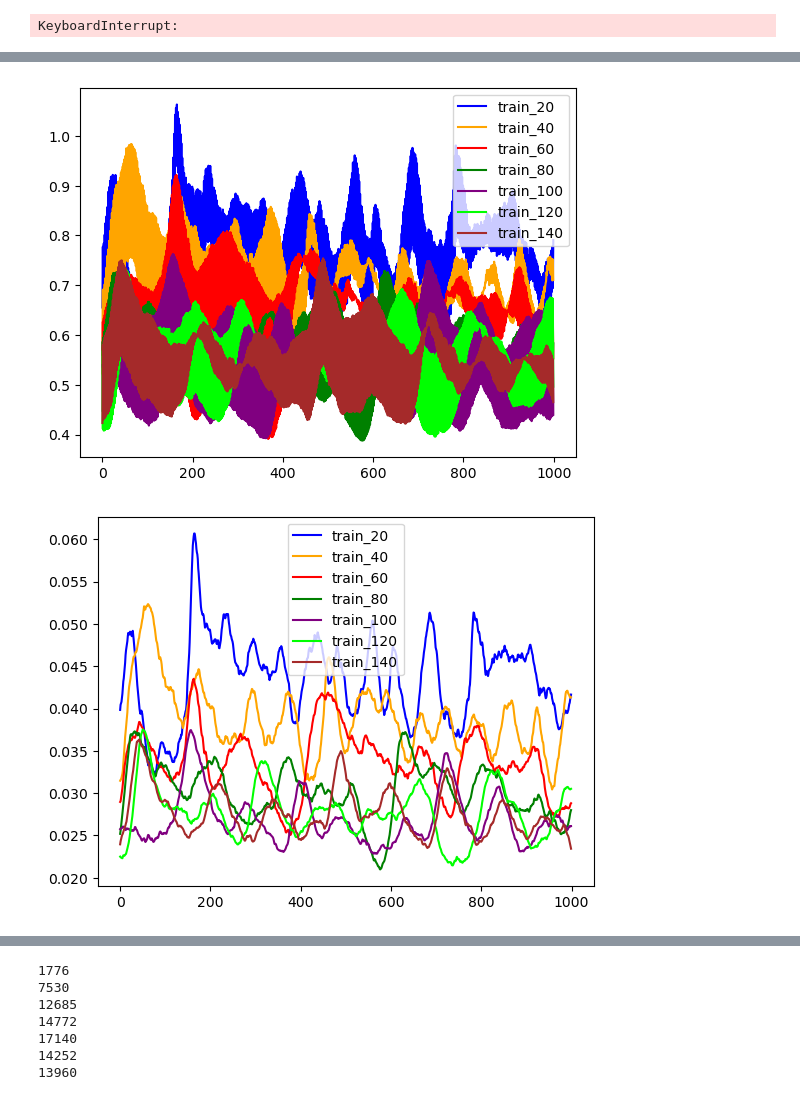
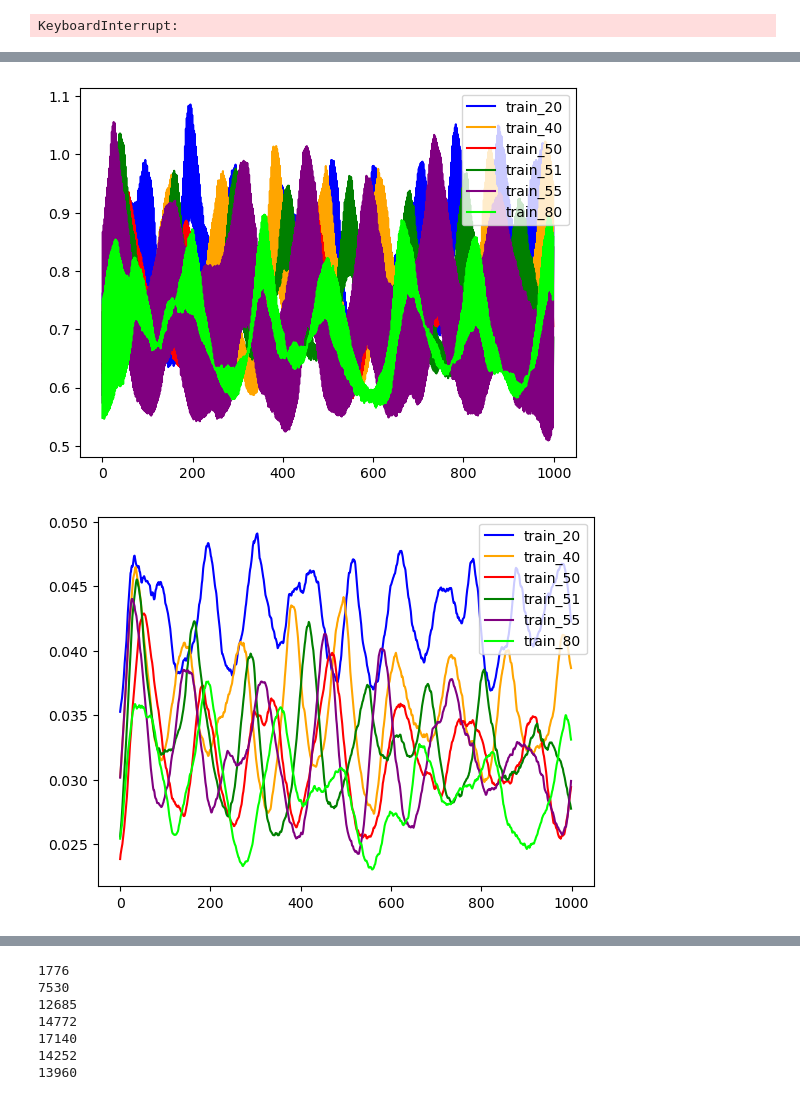
Before and after one commit to mini-batch/neural_net_generalisation, a Jupyter notebook: misc/slope_increase_test.ipynb, the cells around one changed output, grey strips where cells are left out. Cells and saved outputs as stored; diff of their text form; code cells hidden in the pictures.

```diff
--- a/misc/slope_increase_test.ipynb
+++ b/misc/slope_increase_test.ipynb
@@ -472,16 +468,21 @@ KeyboardInterrupt:
 # %%
 def combine(dict1, dict2):
     for key in dict1.keys():
-        if key == "train_steady_state_start" or key == "test_steady_state_start":
+        if key == "train_steady_state_start" or key == "test_steady_state_start" or key == "j_norms_start":
             continue
+        if key == "j_norms":
+            dict1["j_norms_start"] = (np.array(dict1[key][:1000]) + np.array(dict2[key][:1000])) / 2
+
         if len(dict1[key]) > 1000 or len(dict2[key]) > 1000:
             dict1[key] = (np.array(dict1[key][-1000:]) + np.array(dict2[key][-1000:])) / 2
         else:
             dict1[key] = (np.array(dict1[key]) + np.array(dict2[key])) / 2
 # %%
-start_path = ["./log/testing_13_8/dataseed_2147483647/seed2_start_model_1"]
-              #"./log/testing_13_8/dataseed_2147483647/seed2_start_model_2",
-              #"./log/testing_13_8/dataseed_2147483647/seed2_start_model_3"]
+start_path = ["./experiment_scripts/results/landscape/dataseed_2147483647/startseed_1/seed_5/"]
+            #   "./experiment_scripts/results/landscape/dataseed_2147483647/startseed_1/seed_2/",
+            #   "./experiment_scripts/results/landscape/dataseed_2147483647/startseed_1/seed_3/",
+            #   "./experiment_scripts/results/landscape/dataseed_2147483647/startseed_1/seed_4/",
+            #   "./experiment_scripts/results/landscape/dataseed_2147483647/startseed_1/seed_5/"]
 results = {}
 
 for start in start_path:
@@ -499,6 +500,7 @@ for start in start_path:
                     combine(results[f"model_{num_hidden_units}"], exp_log[f"model_{num_hidden_units}"])
                 else:
                     results[f"model_{num_hidden_units}"] = exp_log[f"model_{num_hidden_units}"]
+                    exp_log[f"model_{num_hidden_units}"]["j_norms_start"] = exp_log[f"model_{num_hidden_units}"]["j_norms"][:1000]
 # %%
 results["model_20"].keys()
 # %% [output]
@@ -506,9 +508,9 @@ dict_keys(['train_losses', 'test_losses', 'train_steady_state_start', 'test_stea
 # %%
-colours = ["blue", "orange", "red", "green", "purple", "lime","brown"]
-for i, num in enumerate([20,40,60,80,100,120,140]):
-    train_losses, test_losses = results[f"model_{num}"]["train_losses"], results[f"model_{num}"]["test_losses"]
-    plt.plot(train_losses, label=f"train_{num}", color=colours[i])
-    plt.plot(test_losses, label=f"test_{num}", color=colours[i])
-    plt.legend()
-# plt.ylim(0,0.3)
+#colours = ["blue", "orange", "red", "green", "purple", "lime","brown"]
+for i, num in enumerate([20,40,50,51,55,80]): #[20,25,30,35,40,45,50,51,55,60,80,100,120]
+    train_losses, test_losses = results[f"model_{num}"]["train_losses"][:20], results[f"model_{num}"]["test_losses"][:20]
+    plt.plot(train_losses, label=f"train_{num}")#, color=colours[i])
+    plt.plot(test_losses, label=f"test_{num}")#, color=colours[i])
+plt.legend()
+#plt.ylim(0,0.3)
 # %% [output]
@@ -515,0 +519,6 @@ for i, num in enumerate([20,40,60,80,100,120,140]):
+# %%
+colours = ["blue", "orange", "red", "green", "purple", "lime", "brown"]
+for i, num in enumerate([20,40,50,51,55,80]):
+    j_norms= results[f"model_{num}"]["j_norms_start"][:20]
+    plt.plot(j_norms, label=f"train_{num}", color=colours[i])
+    plt.legend()
@@ -516,19 +527,19 @@ for i, num in enumerate([20,40,60,80,100,120,140]):
 # %%
 colours = ["blue", "orange", "red", "green", "purple", "lime", "brown"]
-for i, num in enumerate([20,40,60,80,100,120,140]):
+for i, num in enumerate([20,40,50,51,55,80]):
     j_norms= results[f"model_{num}"]["j_norms"][-1000:]
     plt.plot(j_norms, label=f"train_{num}", color=colours[i])
     plt.legend()
 # %% [output]
-[figure, old version]
+[figure, new version]
 # %%
 colours = ["blue", "orange", "red", "green", "purple", "lime","brown"]
-for i, num in enumerate([20,40,60,80,100,120,140]):
+for i, num in enumerate([20,40,50,51,55,80]):
     weight_update_norms = results[f"model_{num}"]["weight_update_norms"][-1000:]
     plt.plot(weight_update_norms, label=f"train_{num}", color=colours[i])
     plt.legend()
 # %% [output]
-[figure, old version]
+[figure, new version]
 # %%
 update_norms = []
 jvs = []
```
Also changed, not shown: parts of 15 cells of this notebook.
